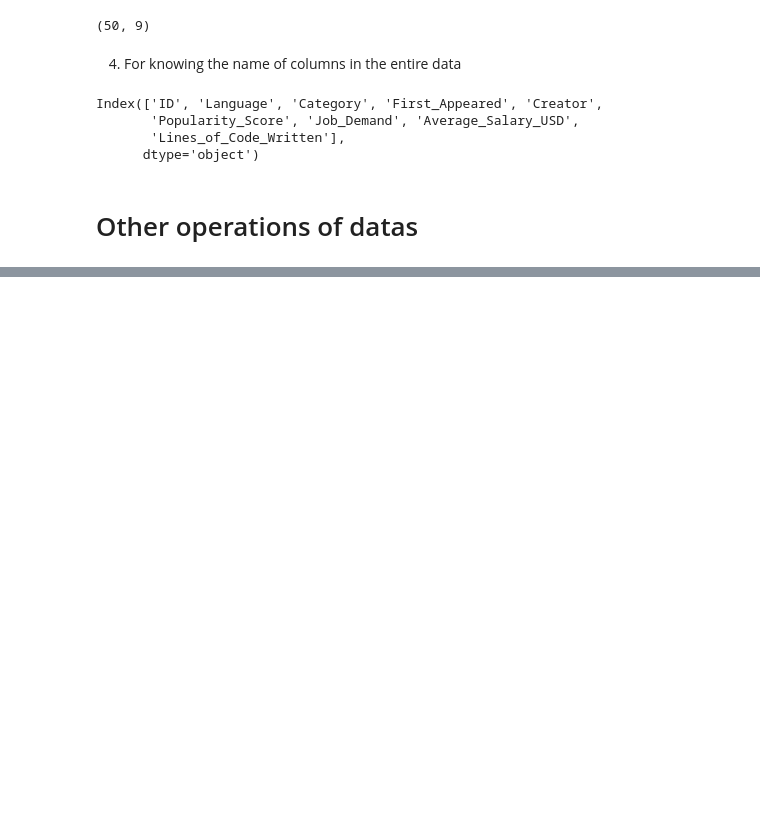
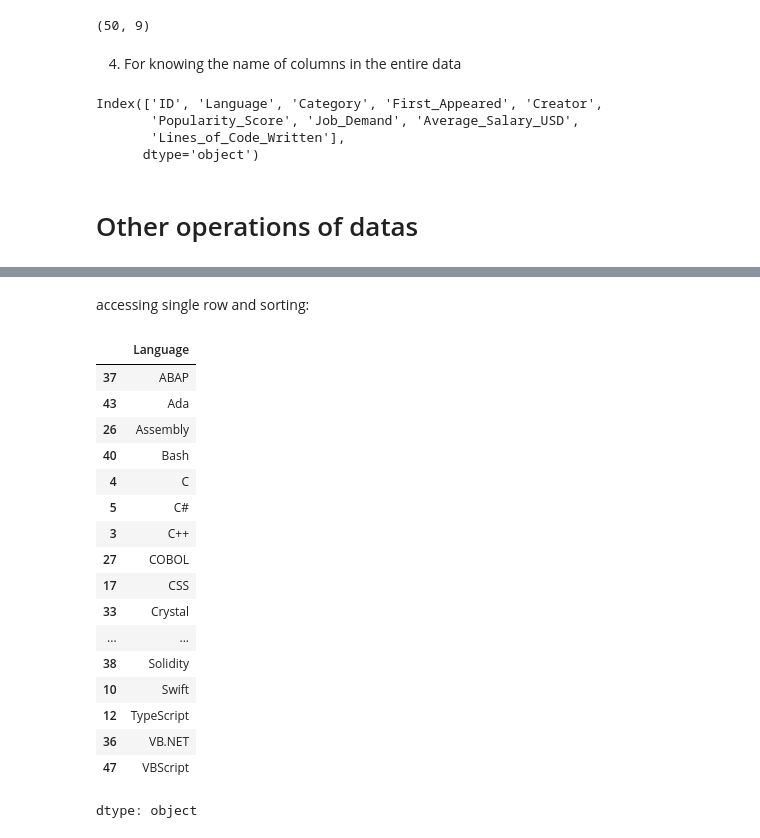
Before and after one commit to Neeschal1/Pandas, a Jupyter notebook: CSV's.ipynb, the cells around one changed output, grey strips where cells are left out. Saved outputs shown, nothing was run; the diff lists cells and outputs as text; code cells hidden in the pictures; blank space fills up the shorter version.

```diff
--- a/CSV's.ipynb
+++ b/CSV's.ipynb
@@ -196,0 +279,25 @@ popular
+# %% [markdown]
+accessing single row and sorting:
+# %%
+lang = df["Language"]
+sorting = lang.sort_values()
+sorting
+# %% [output]
+|  | Language |
+| 37 | ABAP |
+| 43 | Ada |
+| 26 | Assembly |
+| 40 | Bash |
+| 4 | C |
+| 5 | C# |
+| 3 | C++ |
+| 27 | COBOL |
+| 17 | CSS |
+| 33 | Crystal |
+| ... | ... |
+| 38 | Solidity |
+| 10 | Swift |
+| 12 | TypeScript |
+| 36 | VB.NET |
+| 47 | VBScript |
+dtype: object
```
Also changed, not shown: parts of 16 cells of this notebook.
